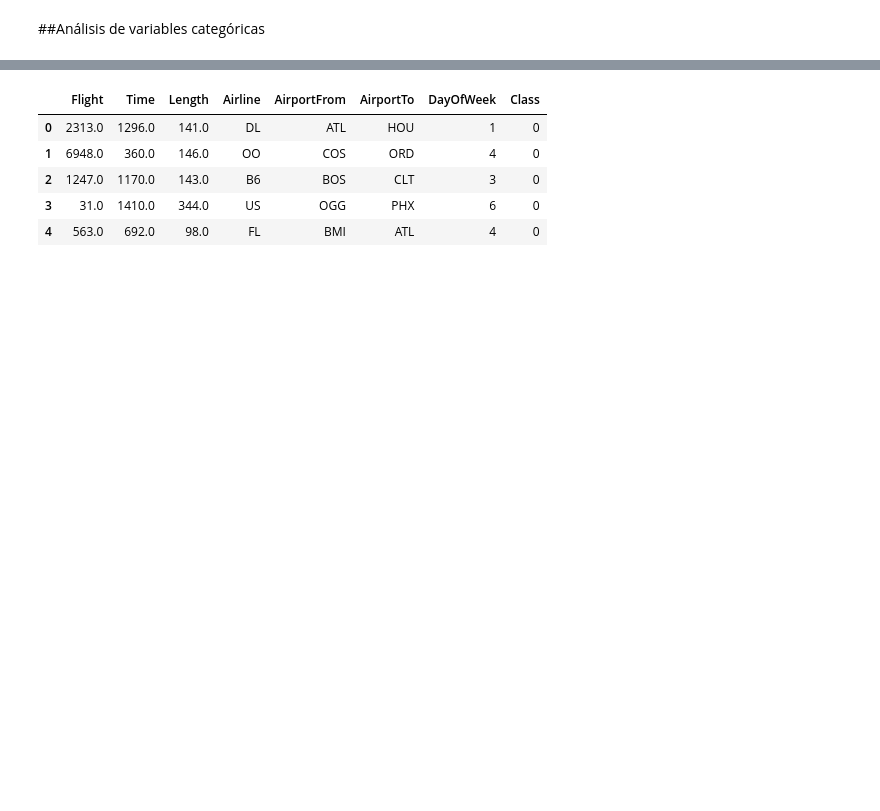
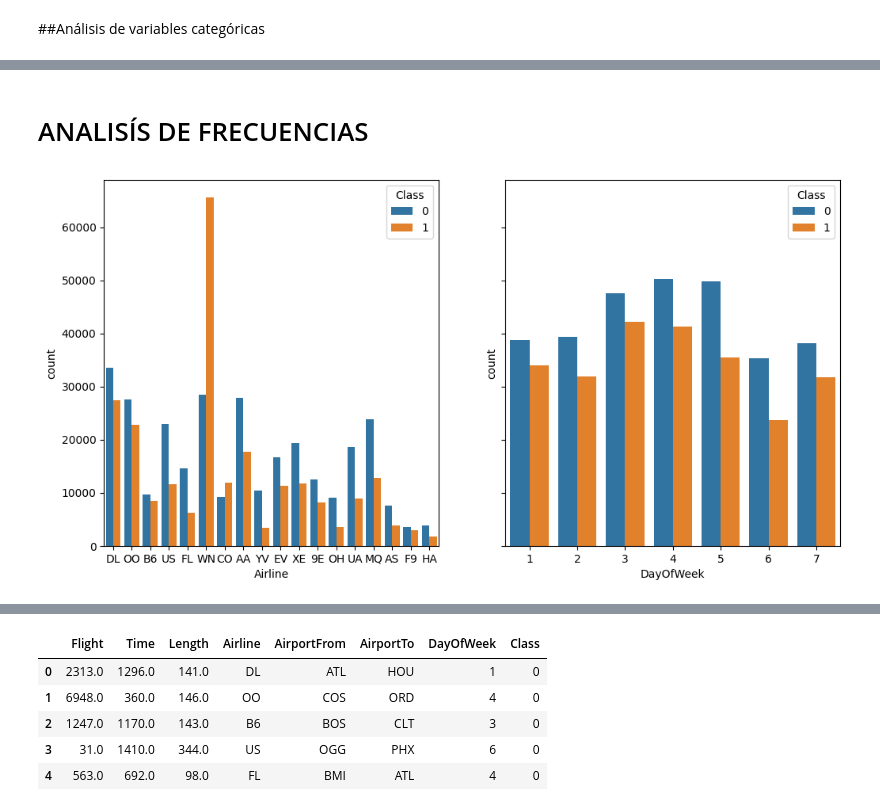
Before and after one commit to jadercaro/ModelosYSimulacion, a Jupyter notebook: onTimeAI.ipynb, the cells around one changed output, grey strips where cells are left out. Saved outputs shown, nothing was run; the diff lists cells and outputs as text; code cells hidden in the pictures; blank space fills up the shorter version.

```diff
--- a/onTimeAI.ipynb
+++ b/onTimeAI.ipynb
@@ -91,0 +128,14 @@ for bin_,i in zip(plot.patches,cm):
+# %% [markdown]
+
+# ANALISÍS DE FRECUENCIAS
+# %%
+import seaborn as sns
+import matplotlib.pyplot as plt
+
+# Análisis de frecuencia
+fig, axs = plt.subplots(ncols=2, nrows=1, figsize=(12, 6), sharey=True)
+sns.countplot(x='Airline', hue='Class', data=airlines_delay, ax=axs[0])
+sns.countplot(x='DayOfWeek', hue='Class', data=airlines_delay, ax=axs[1])
+plt.show()
+# %% [output]
+[figure, added]
```
Also changed, not shown: parts of 107 cells of this notebook.
